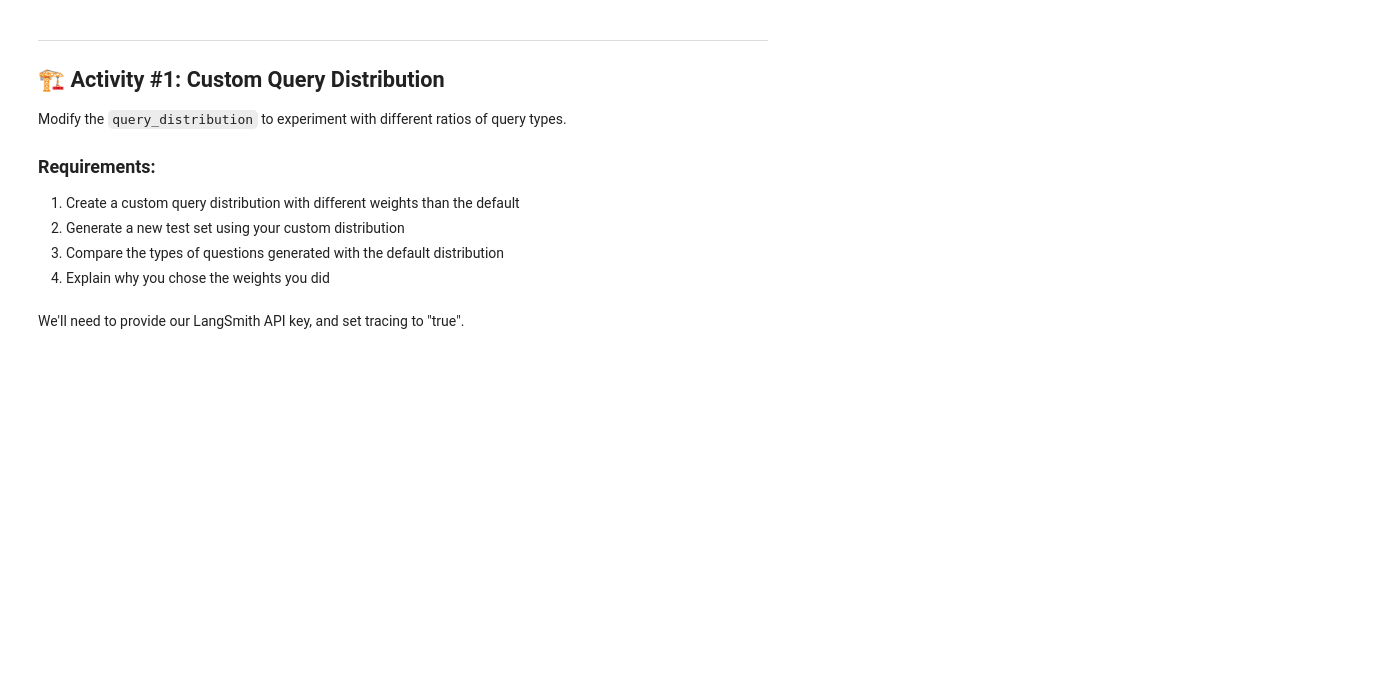
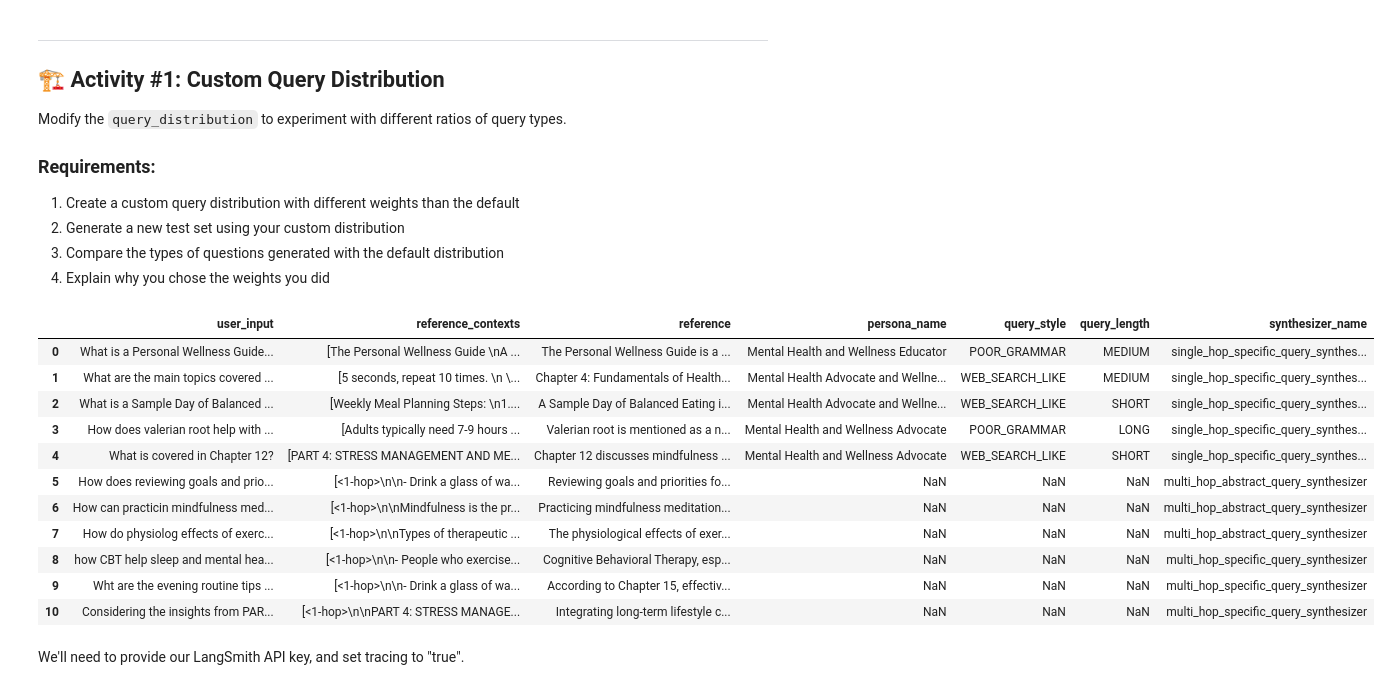
Before and after one commit to bremichael069/AIE9, a Jupyter notebook: 09_Synthetic_Data_Generation_and_LangSmith/Synthetic_Data_Generation_RAGAS_&_LangSmith_Assignment.ipynb, the cells around one changed output. Cells and saved outputs as stored; diff of their text form; code cells hidden in the pictures; blank space fills up the shorter version.

```diff
--- a/09_Synthetic_Data_Generation_and_LangSmith/Synthetic_Data_Generation_RAGAS_&_LangSmith_Assignment.ipynb
+++ b/09_Synthetic_Data_Generation_and_LangSmith/Synthetic_Data_Generation_RAGAS_&_LangSmith_Assignment.ipynb
@@ -286,8 +325,31 @@ Modify the `query_distribution` to experiment with different ratios of query typ
 # %%
 ### YOUR CODE HERE ###
 
 # Define a custom query distribution with different weights
+from ragas.testset.synthesizers import default_query_distribution, SingleHopSpecificQuerySynthesizer, MultiHopAbstractQuerySynthesizer, MultiHopSpecificQuerySynthesizer
+
+query_distribution = [
+        (SingleHopSpecificQuerySynthesizer(llm=generator_llm), 0.5),
+        (MultiHopAbstractQuerySynthesizer(llm=generator_llm), 0.25),
+        (MultiHopSpecificQuerySynthesizer(llm=generator_llm), 0.25),
+]
+# I'm assuming my bot to give simple information.
 # Generate a new test set and compare with the default
+testset = generator.generate(testset_size=10, query_distribution=query_distribution)
+testset.to_pandas()
+# %% [output]
+|  | user_input | reference_contexts | reference | persona_name | query_style | query_length | synthesizer_name |
+| 0 | What is a Personal Wellness Guide... | [The Personal Wellness Guide \nA ... | The Personal Wellness Guide is a ... | Mental Health and Wellness Educator | POOR_GRAMMAR | MEDIUM | single_hop_specific_query_synthes... |
+| 1 | What are the main topics covered ... | [5 seconds, repeat 10 times. \n \... | Chapter 4: Fundamentals of Health... | Mental Health Advocate and Wellne... | WEB_SEARCH_LIKE | MEDIUM | single_hop_specific_query_synthes... |
+| 2 | What is a Sample Day of Balanced ... | [Weekly Meal Planning Steps: \n1.... | A Sample Day of Balanced Eating i... | Mental Health Advocate and Wellne... | WEB_SEARCH_LIKE | SHORT | single_hop_specific_query_synthes... |
+| 3 | How does valerian root help with ... | [Adults typically need 7-9 hours ... | Valerian root is mentioned as a n... | Mental Health and Wellness Advocate | POOR_GRAMMAR | LONG | single_hop_specific_query_synthes... |
+| 4 | What is covered in Chapter 12? | [PART 4: STRESS MANAGEMENT AND ME... | Chapter 12 discusses mindfulness ... | Mental Health and Wellness Advocate | WEB_SEARCH_LIKE | SHORT | single_hop_specific_query_synthes... |
+| 5 | How does reviewing goals and prio... | [<1-hop>\n\n- Drink a glass of wa... | Reviewing goals and priorities fo... | NaN | NaN | NaN | multi_hop_abstract_query_synthesizer |
+| 6 | How can practicin mindfulness med... | [<1-hop>\n\nMindfulness is the pr... | Practicing mindfulness meditation... | NaN | NaN | NaN | multi_hop_abstract_query_synthesizer |
+| 7 | How do physiolog effects of exerc... | [<1-hop>\n\nTypes of therapeutic ... | The physiological effects of exer... | NaN | NaN | NaN | multi_hop_abstract_query_synthesizer |
+| 8 | how CBT help sleep and mental hea... | [<1-hop>\n\n- People who exercise... | Cognitive Behavioral Therapy, esp... | NaN | NaN | NaN | multi_hop_specific_query_synthesizer |
+| 9 | Wht are the evening routine tips ... | [<1-hop>\n\n- Drink a glass of wa... | According to Chapter 15, effectiv... | NaN | NaN | NaN | multi_hop_specific_query_synthesizer |
+| 10 | Considering the insights from PAR... | [<1-hop>\n\nPART 4: STRESS MANAGE... | Integrating long-term lifestyle c... | NaN | NaN | NaN | multi_hop_specific_query_synthesizer |
 # %% [markdown]
 We'll need to provide our LangSmith API key, and set tracing to "true".
 # %% [markdown]
```
Also changed, not shown: parts of 25 cells of this notebook, 1 other file.
